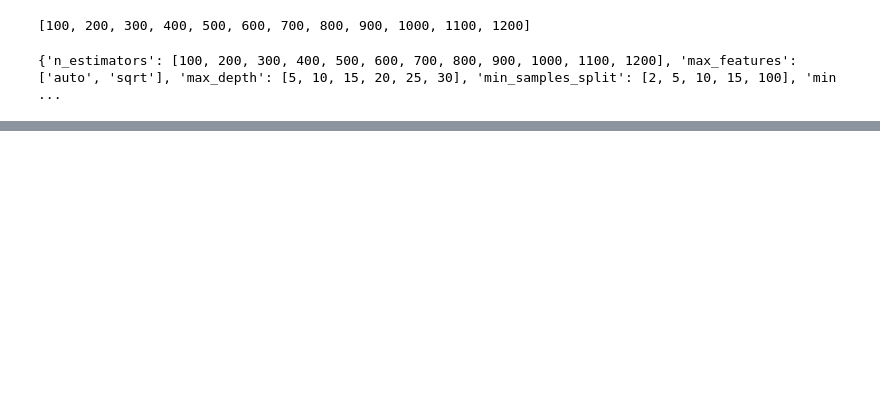
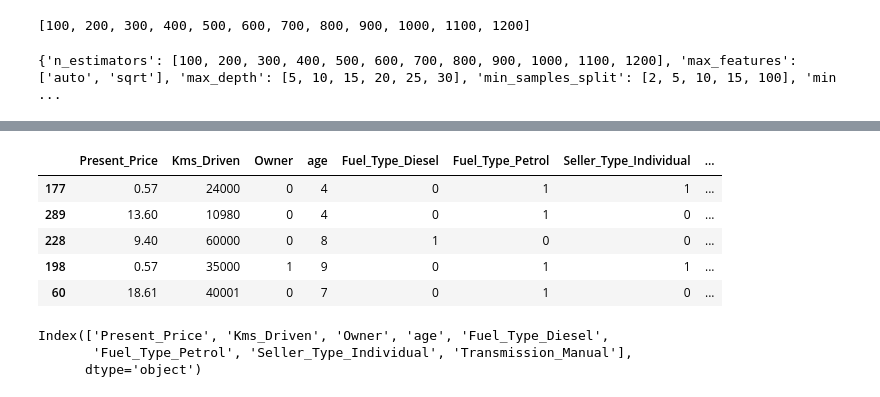
Before and after one commit to ashishsahu1/carChoice, a Jupyter notebook: model.ipynb, the cells around one changed output, grey strips where cells are left out. Drawn from its saved outputs; the diff is of its cells as text; code cells hidden in the pictures; blank space fills up the shorter version.

```diff
--- a/model.ipynb
+++ b/model.ipynb
@@ -292,3 +283,18 @@ file = open('random_forest_regression_model.pkl', 'wb')
 
 # dump information to that file
 pickle.dump(rf_random, file)
+# %%
+X_test.head(5)
+# %% [output]
+|  | Present_Price | Kms_Driven | Owner | age | Fuel_Type_Diesel | Fuel_Type_Petrol | Seller_Type_Individual | ... |
+| 177 | 0.57 | 24000 | 0 | 4 | 0 | 1 | 1 | ... |
+| 289 | 13.60 | 10980 | 0 | 4 | 0 | 1 | 0 | ... |
+| 228 | 9.40 | 60000 | 0 | 8 | 1 | 0 | 0 | ... |
+| 198 | 0.57 | 35000 | 1 | 9 | 0 | 1 | 1 | ... |
+| 60 | 18.61 | 40001 | 0 | 7 | 0 | 1 | 0 | ... |
+# %%
+X_test.columns
+# %% [output]
+Index(['Present_Price', 'Kms_Driven', 'Owner', 'age', 'Fuel_Type_Diesel',
+       'Fuel_Type_Petrol', 'Seller_Type_Individual', 'Transmission_Manual'],
+      dtype='object')
```
Also changed, not shown: parts of 5 cells of this notebook, 3 other files.
